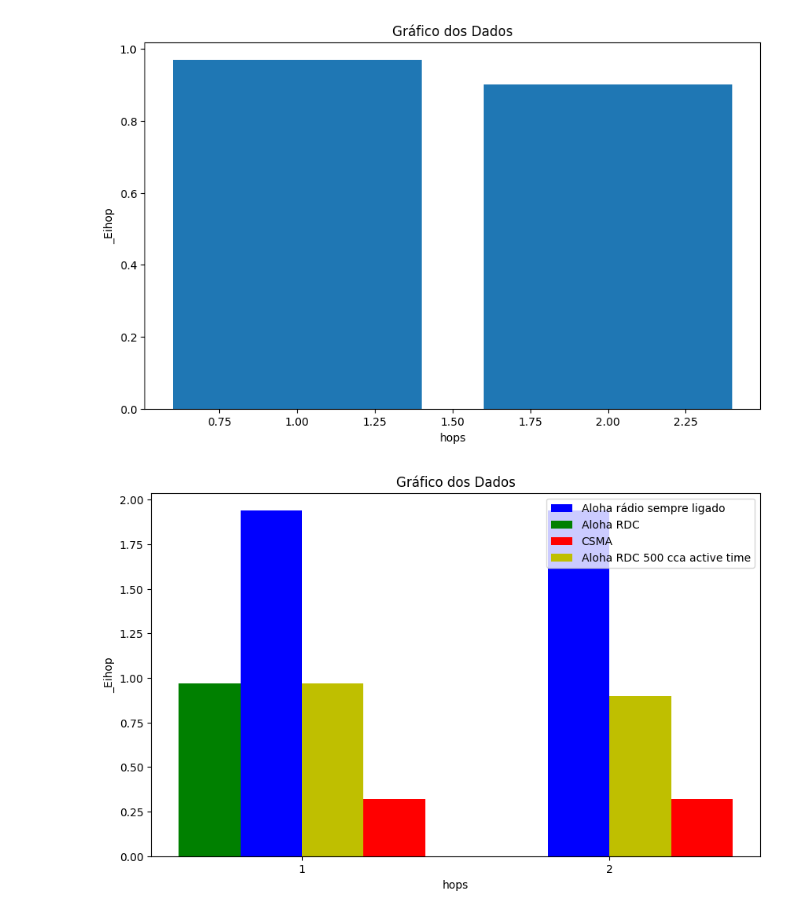
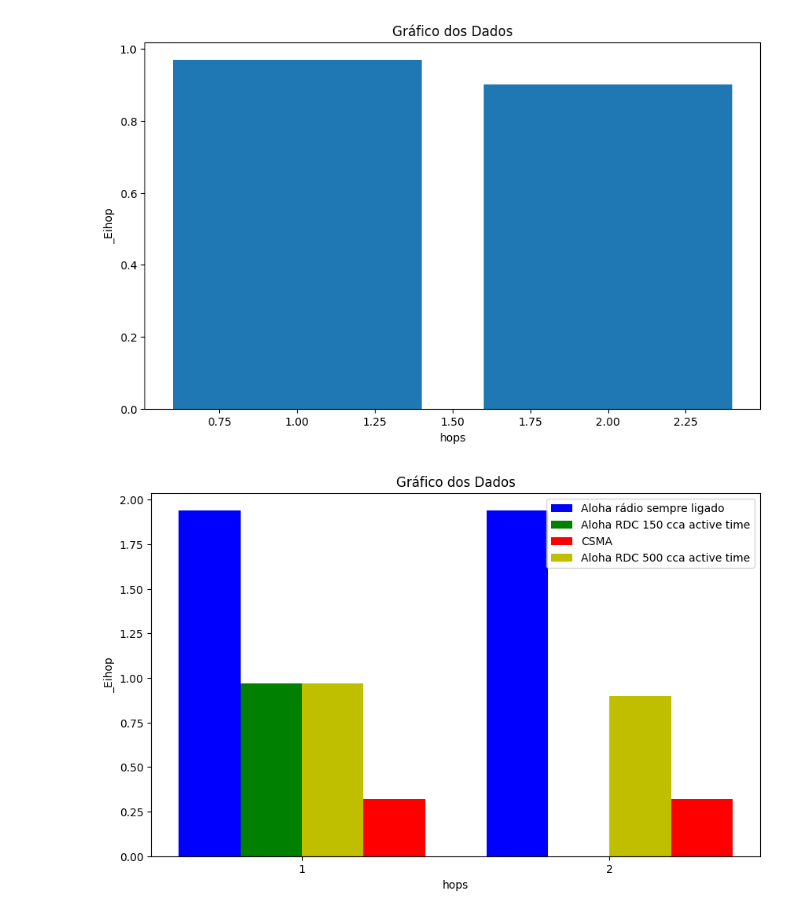
Before and after one commit to KilnerJhow/contiki-aloha, a Jupyter notebook: grafico.ipynb, the cells around one changed output. Drawn from its saved outputs; the diff is of its cells as text; code cells hidden in the pictures.

Commit message:
update cca active time to 500 and renamed three-motes-aloha-rdc to three-motes-aloha-rdc-150-cca-active-time

```diff
--- a/grafico.ipynb
+++ b/grafico.ipynb
@@ -43,13 +43,13 @@ plt.show()
 # %% [output]
 [figure]
 # %%
-aloha_rdc = pd.read_csv('three-motes-aloha-rdc.csv')
+aloha_rdc_150_cca_active_time = pd.read_csv('three-motes-aloha-rdc-150-cca-active-time.csv')
 
 # Gerar o gráfico
 plt.figure(figsize=(10, 6))
 
 # Plotar os dados do primeiro arquivo
-plt.bar(aloha_rdc['hops'], aloha_rdc['_Eihop'], label='Aloha RDC')
+plt.bar(aloha_rdc_150_cca_active_time['hops'], aloha_rdc_150_cca_active_time['_Eihop'], label='Aloha RDC')
 
 
 # Adicionar título e rótulos aos eixos
@@ -78,32 +78,32 @@ plt.show()
 # %%
 bar_width = 0.2
 
 # Gerar o gráfico
 plt.figure(figsize=(10, 6))
 
 # Plotar os dados do primeiro arquivo
-plt.bar(aloha_radio_always_on_df['hops'] - 0.5*bar_width, aloha_radio_always_on_df['_Eihop'], bar_width, label='Aloha rádio sempre ligado', color='b')
+plt.bar(aloha_radio_always_on_df['hops'] - 1.5*bar_width, aloha_radio_always_on_df['_Eihop'], bar_width, label='Aloha rádio sempre ligado', color='b')
 
 # Plotar os dados do segundo arquivo
-plt.bar(aloha_rdc['hops'] - 1.5*bar_width, aloha_rdc['_Eihop'], bar_width, label='Aloha RDC', color='g')
+plt.bar(aloha_rdc_150_cca_active_time['hops'] - 0.5*bar_width, aloha_rdc_150_cca_active_time['_Eihop'], bar_width, label='Aloha RDC 150 cca active time', color='g')
 
 # Plotar os dados do terceiro arquivo
 plt.bar(csma_df['hops'] + 1.5*bar_width, csma_df['_Eihop'], bar_width, label='CSMA', color='r')
 
 # Plotar os dados do quarto arquivo
 plt.bar(aloha_rdc_500_cca_active_time['hops'] + 0.5*bar_width, aloha_rdc_500_cca_active_time['_Eihop'], bar_width, label='Aloha RDC 500 cca active time', color='y')
 
 plt.title('Gráfico dos Dados')
 plt.xlabel('hops')
 plt.ylabel('_Eihop')
 
 # Definir os ticks do eixo x
 plt.xticks([1, 2])
 
 # Adicionar legenda
 plt.legend()
 
 # Mostrar o gráfico
 plt.show()
 # %% [output]
-[figure, old version]
+[figure, new version]
```
Also changed, not shown: 2 other files.
